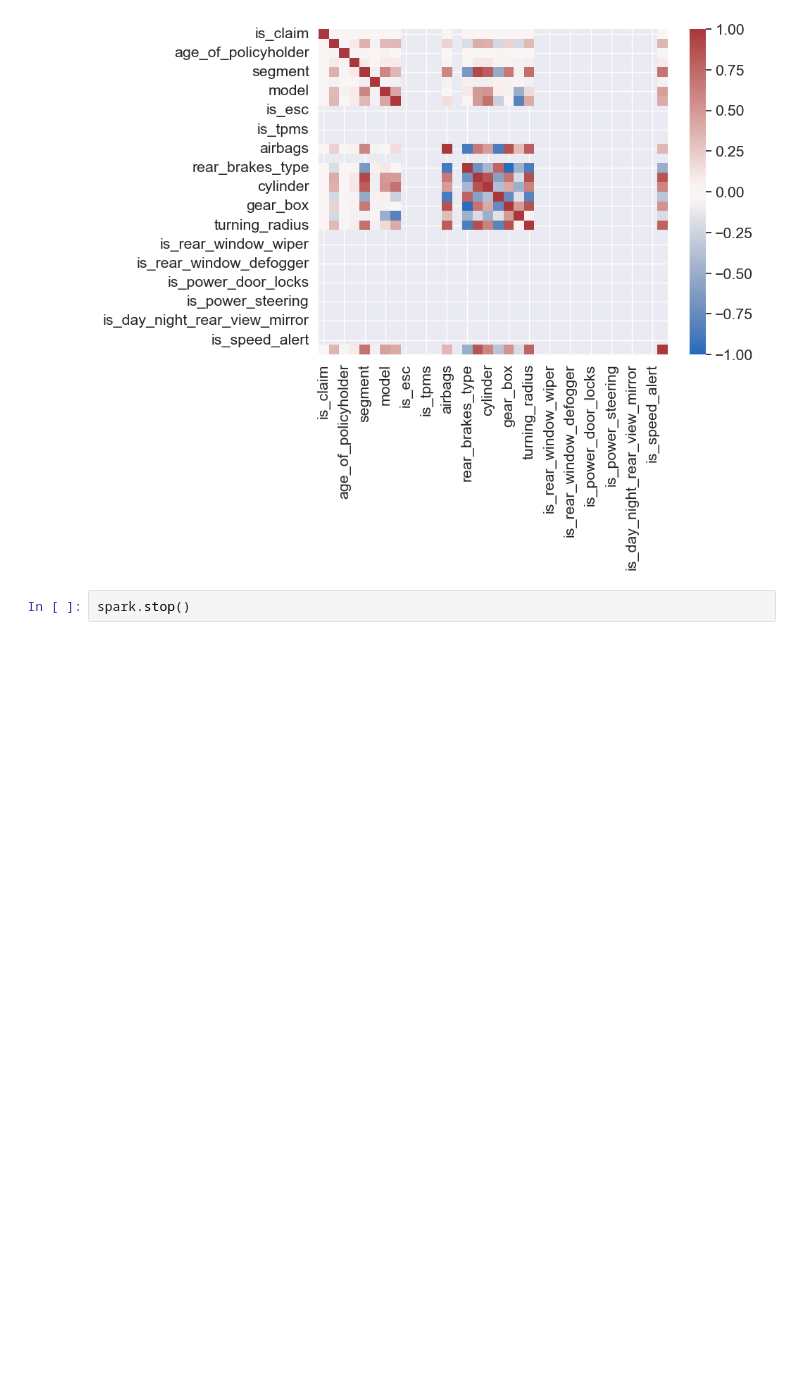
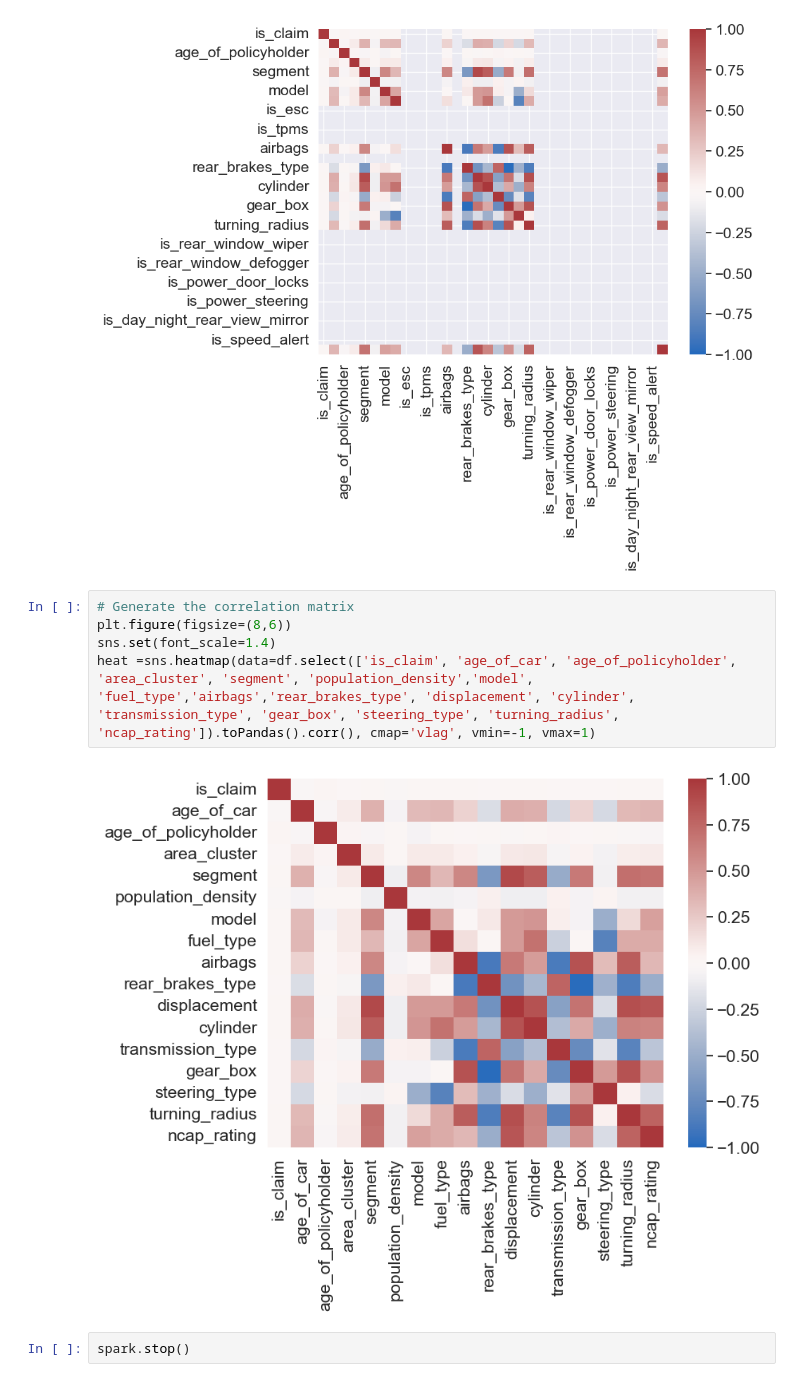
Before and after one commit to evlynEl/BigData, a Jupyter notebook: Projek.ipynb, the cells around one changed output. Saved outputs shown, nothing was run; the diff lists cells and outputs as text; blank space fills up the shorter version.

```diff
--- a/Projek.ipynb
+++ b/Projek.ipynb
@@ -769,5 +530,12 @@ sns.set(font_scale=1.4)
 heat =sns.heatmap(data=df.select(['is_claim', 'age_of_car', 'age_of_policyholder', 'area_cluster', 'segment', 'population_density','model', 'fuel_type', 'is_esc','is_adjustable_steering' ,'is_tpms','is_parking_sensors','airbags','is_parking_camera','rear_brakes_type', 'displacement', 'cylinder', 'transmission_type', 'gear_box', 'steering_type', 'turning_radius','is_front_fog_lights', 'is_rear_window_wiper', 'is_rear_window_washer', 'is_rear_window_defogger', 'is_brake_assist', 'is_power_door_locks', 'is_central_locking', 'is_power_steering', 'is_driver_seat_height_adjustable', 'is_day_night_rear_view_mirror', 'is_ecw', 'is_speed_alert', 'ncap_rating']).toPandas().corr(), cmap='vlag', vmin=-1, vmax=1)
 # %% [output]
 [figure]
+# %%
+# Generate the correlation matrix
+plt.figure(figsize=(8,6))
+sns.set(font_scale=1.4)
+heat =sns.heatmap(data=df.select(['is_claim', 'age_of_car', 'age_of_policyholder', 'area_cluster', 'segment', 'population_density','model', 'fuel_type','airbags','rear_brakes_type', 'displacement', 'cylinder', 'transmission_type', 'gear_box', 'steering_type', 'turning_radius', 'ncap_rating']).toPandas().corr(), cmap='vlag', vmin=-1, vmax=1)
+# %% [output]
+[figure, added]
 # %%
 spark.stop()
```
Also changed, not shown: parts of 19 cells of this notebook.
